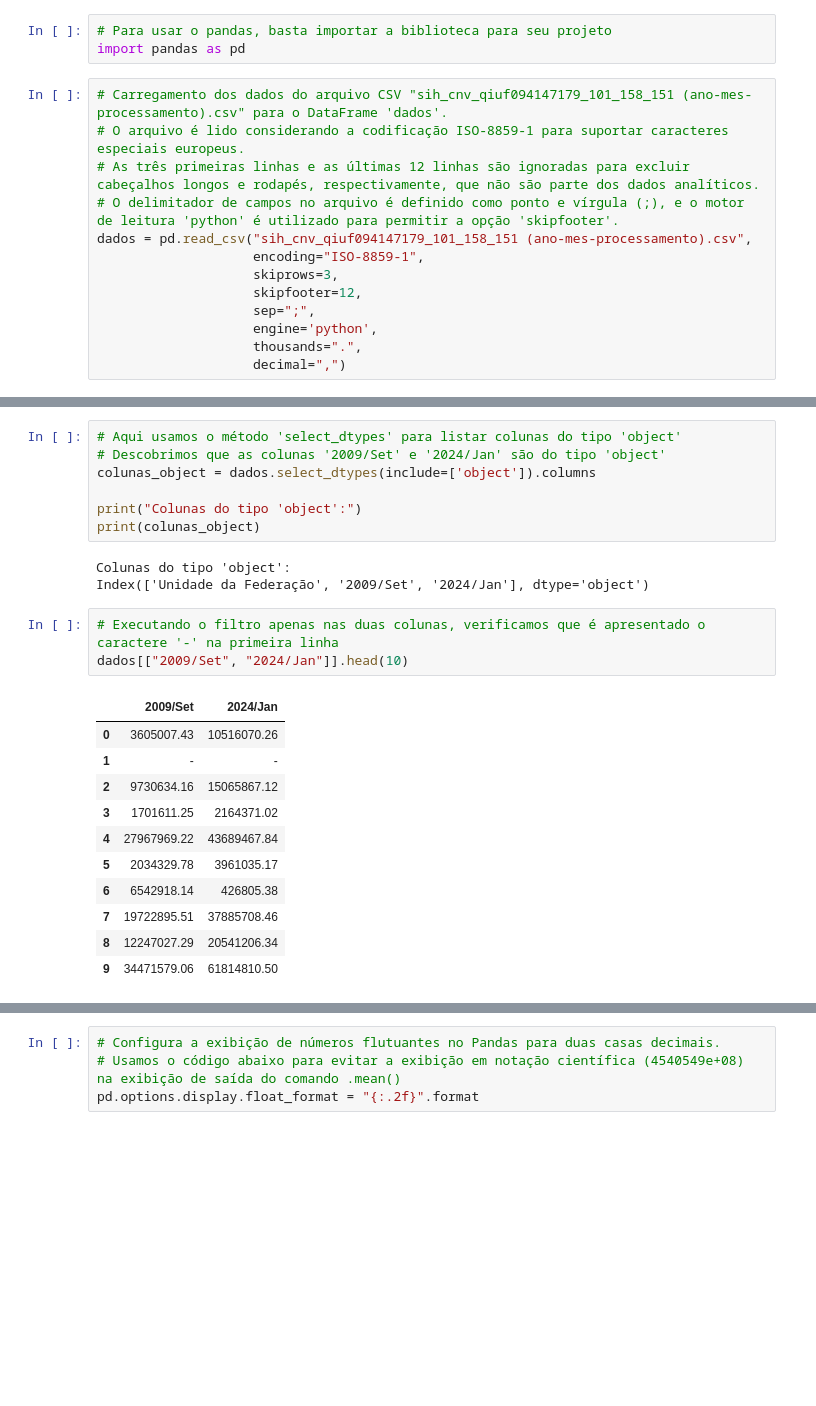
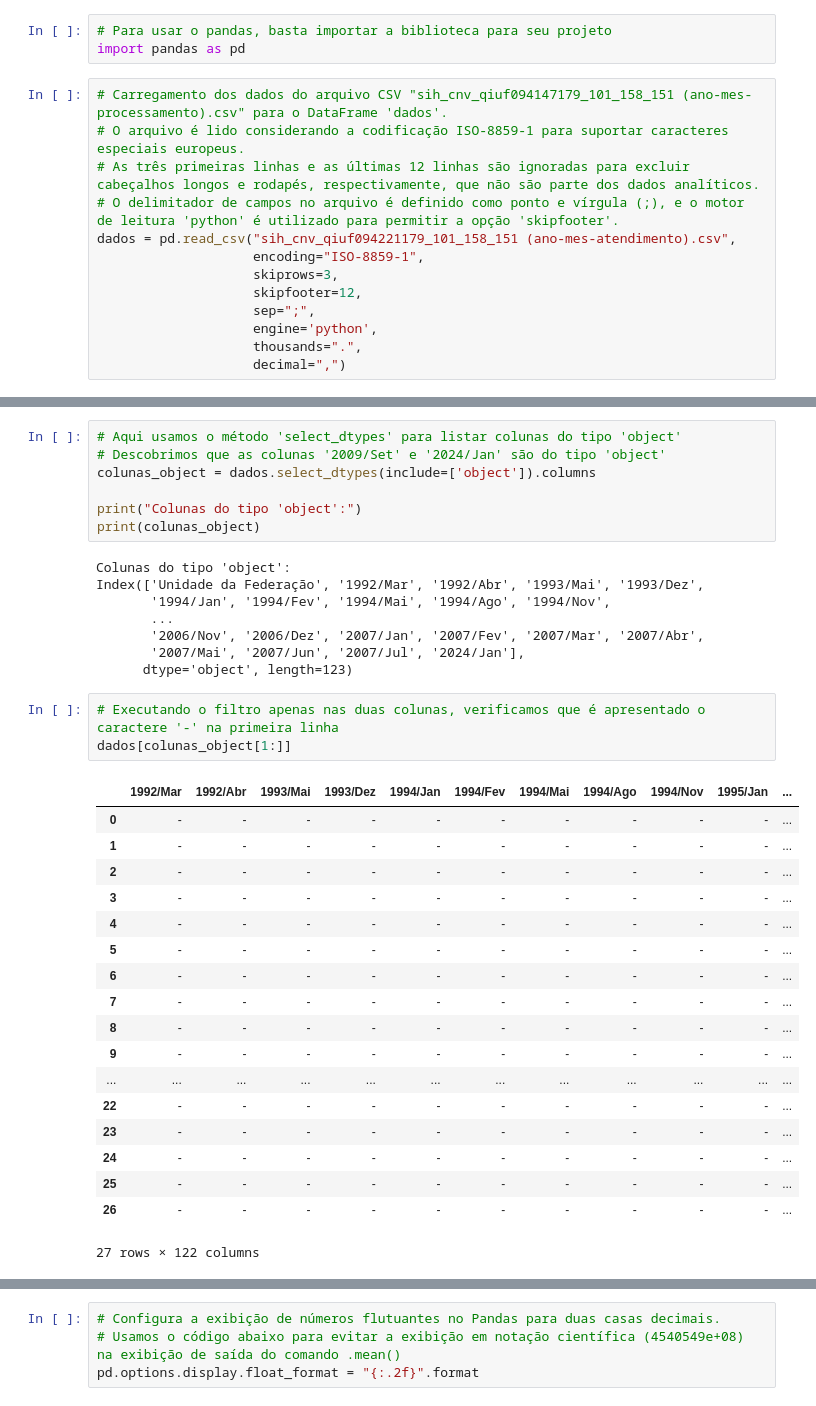
Before and after one commit to alexsoares4a/producao_hospitalar, a Jupyter notebook: producao_hospitalar.ipynb, the cells around one changed output, grey strips where cells are left out. Cells and saved outputs as stored; diff of their text form; blank space fills up the shorter version.

```diff
--- a/producao_hospitalar.ipynb
+++ b/producao_hospitalar.ipynb
@@ -12,7 +12,7 @@ import pandas as pd
 # O arquivo é lido considerando a codificação ISO-8859-1 para suportar caracteres especiais europeus.
 # As três primeiras linhas e as últimas 12 linhas são ignoradas para excluir cabeçalhos longos e rodapés, respectivamente, que não são parte dos dados analíticos.
 # O delimitador de campos no arquivo é definido como ponto e vírgula (;), e o motor de leitura 'python' é utilizado para permitir a opção 'skipfooter'.
-dados = pd.read_csv("sih_cnv_qiuf094147179_101_158_151 (ano-mes-processamento).csv",
+dados = pd.read_csv("sih_cnv_qiuf094221179_101_158_151 (ano-mes-atendimento).csv",
                     encoding="ISO-8859-1",
                     skiprows=3,
                     skipfooter=12,
@@ -77,20 +77,32 @@ print("Colunas do tipo 'object':")
 print(colunas_object)
 # %% [output]
 Colunas do tipo 'object':
-Index(['Unidade da Federação', '2009/Set', '2024/Jan'], dtype='object')
+Index(['Unidade da Federação', '1992/Mar', '1992/Abr', '1993/Mai', '1993/Dez',
+       '1994/Jan', '1994/Fev', '1994/Mai', '1994/Ago', '1994/Nov',
+       ...
+       '2006/Nov', '2006/Dez', '2007/Jan', '2007/Fev', '2007/Mar', '2007/Abr',
+       '2007/Mai', '2007/Jun', '2007/Jul', '2024/Jan'],
+      dtype='object', length=123)
 # %%
 # Executando o filtro apenas nas duas colunas, verificamos que é apresentado o caractere '-' na primeira linha
-dados[["2009/Set", "2024/Jan"]].head(10)
+dados[colunas_object[1:]]
 # %% [output]
-|  | 2009/Set | 2024/Jan |
-| 0 | 3605007.43 | 10516070.26 |
-| 1 | - | - |
-| 2 | 9730634.16 | 15065867.12 |
-| 3 | 1701611.25 | 2164371.02 |
-| 4 | 27967969.22 | 43689467.84 |
-| 5 | 2034329.78 | 3961035.17 |
-| 6 | 6542918.14 | 426805.38 |
-| 7 | 19722895.51 | 37885708.46 |
-| 8 | 12247027.29 | 20541206.34 |
-| 9 | 34471579.06 | 61814810.50 |
+|  | 1992/Mar | 1992/Abr | 1993/Mai | 1993/Dez | 1994/Jan | 1994/Fev | 1994/Mai | 1994/Ago | 1994/Nov | 1995/Jan | ... |
+| 0 | - | - | - | - | - | - | - | - | - | - | ... |
+| 1 | - | - | - | - | - | - | - | - | - | - | ... |
+| 2 | - | - | - | - | - | - | - | - | - | - | ... |
+| 3 | - | - | - | - | - | - | - | - | - | - | ... |
+| 4 | - | - | - | - | - | - | - | - | - | - | ... |
+| 5 | - | - | - | - | - | - | - | - | - | - | ... |
+| 6 | - | - | - | - | - | - | - | - | - | - | ... |
+| 7 | - | - | - | - | - | - | - | - | - | - | ... |
+| 8 | - | - | - | - | - | - | - | - | - | - | ... |
+| 9 | - | - | - | - | - | - | - | - | - | - | ... |
+| ... | ... | ... | ... | ... | ... | ... | ... | ... | ... | ... | ... |
+| 22 | - | - | - | - | - | - | - | - | - | - | ... |
+| 23 | - | - | - | - | - | - | - | - | - | - | ... |
+| 24 | - | - | - | - | - | - | - | - | - | - | ... |
+| 25 | - | - | - | - | - | - | - | - | - | - | ... |
+| 26 | - | - | - | - | - | - | - | - | - | - | ... |
+27 rows × 122 columns
 # %%
```
Also changed, not shown: parts of 20 cells of this notebook.
